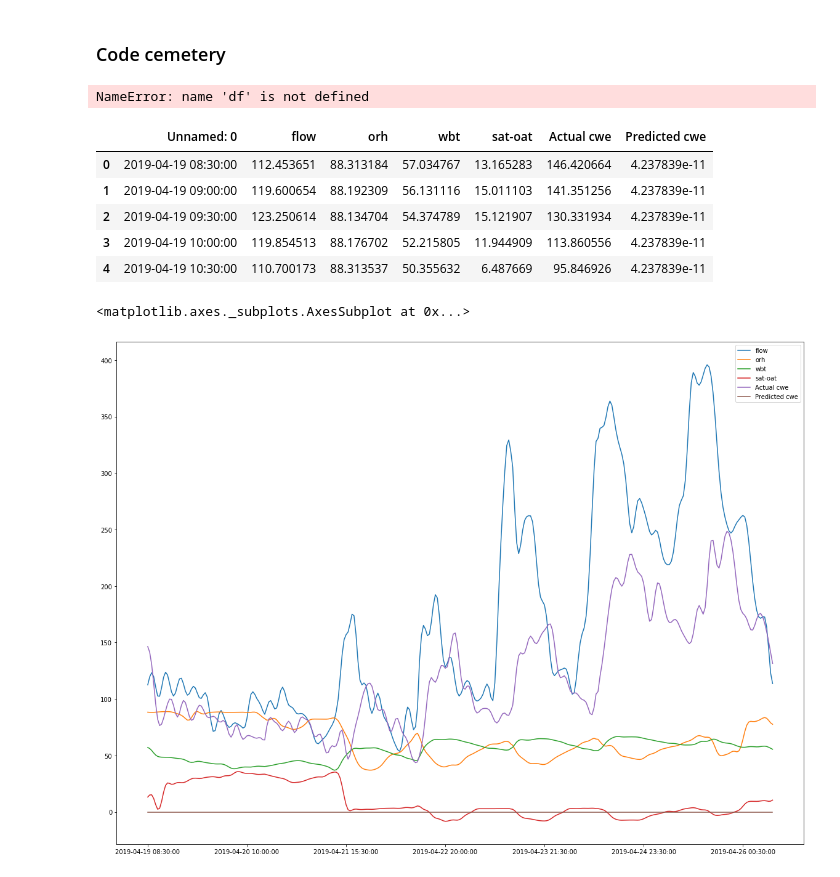
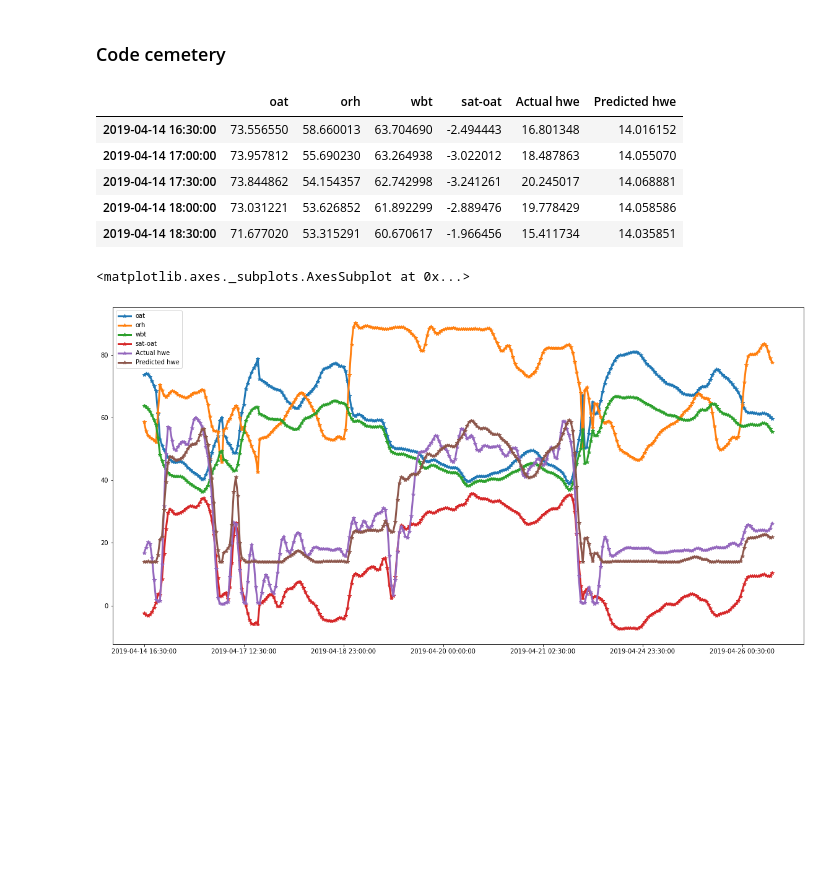
Before and after one commit to AvisekNaug/CDC2020, a Jupyter notebook: notebooks/AHU Batch Learning Cooling Water Energy Model.ipynb, the cells around one changed output. Drawn from its saved outputs; the diff is of its cells as text; code cells hidden in the pictures; blank space fills up the shorter version.

Commit message:
update plotting

```diff
--- a/notebooks/AHU Batch Learning Cooling Water Energy Model.ipynb
+++ b/notebooks/AHU Batch Learning Cooling Water Energy Model.ipynb
@@ -1053,24 +1053,21 @@ mergedObject.write(path+'DetailedPredvsTarget.pdf')
 # %%
 import pandas as pd
 import matplotlib.pyplot as plt
-plt.rcParams['figure.figsize'] = (20, 15)
+plt.rcParams['figure.figsize'] = (20, 10)
 df = pd.read_csv(
-    '/data/nauga/SmartBuildings/AlumniHallResearch/AdaptiveController/cdc20/models/adaptive/\
-    Trial_0/cwe/Year-2019-Week-18.csv',
-index=df.columns[0])
+    '/data/nauga/SmartBuildings/AlumniHallResearch/AdaptiveController/cdc20/models/adaptive/Trial_0/hwe/Year-2019-Week-18.csv',
+index_col=0)
-# %% [output]
-NameError: name 'df' is not defined
 # %%
 df.head()
 # %% [output]
-|  | Unnamed: 0 | flow | orh | wbt | sat-oat | Actual cwe | Predicted cwe |
-| 0 | 2019-04-19 08:30:00 | 112.453651 | 88.313184 | 57.034767 | 13.165283 | 146.420664 | 4.237839e-11 |
-| 1 | 2019-04-19 09:00:00 | 119.600654 | 88.192309 | 56.131116 | 15.011103 | 141.351256 | 4.237839e-11 |
-| 2 | 2019-04-19 09:30:00 | 123.250614 | 88.134704 | 54.374789 | 15.121907 | 130.331934 | 4.237839e-11 |
-| 3 | 2019-04-19 10:00:00 | 119.854513 | 88.176702 | 52.215805 | 11.944909 | 113.860556 | 4.237839e-11 |
-| 4 | 2019-04-19 10:30:00 | 110.700173 | 88.313537 | 50.355632 | 6.487669 | 95.846926 | 4.237839e-11 |
+|  | oat | orh | wbt | sat-oat | Actual hwe | Predicted hwe |
+| 2019-04-14 16:30:00 | 73.556550 | 58.660013 | 63.704690 | -2.494443 | 16.801348 | 14.016152 |
+| 2019-04-14 17:00:00 | 73.957812 | 55.690230 | 63.264938 | -3.022012 | 18.487863 | 14.055070 |
+| 2019-04-14 17:30:00 | 73.844862 | 54.154357 | 62.742998 | -3.241261 | 20.245017 | 14.068881 |
+| 2019-04-14 18:00:00 | 73.031221 | 53.626852 | 61.892299 | -2.889476 | 19.778429 | 14.058586 |
+| 2019-04-14 18:30:00 | 71.677020 | 53.315291 | 60.670617 | -1.966456 | 15.411734 | 14.035851 |
 # %%
-df.plot(y=df.columns)
+df.plot(y=df.columns,linewidth=3.0,style='*-')
 # %% [output]
 <matplotlib.axes._subplots.AxesSubplot at 0x...>
-[figure, old version]
+[figure, new version]
```
